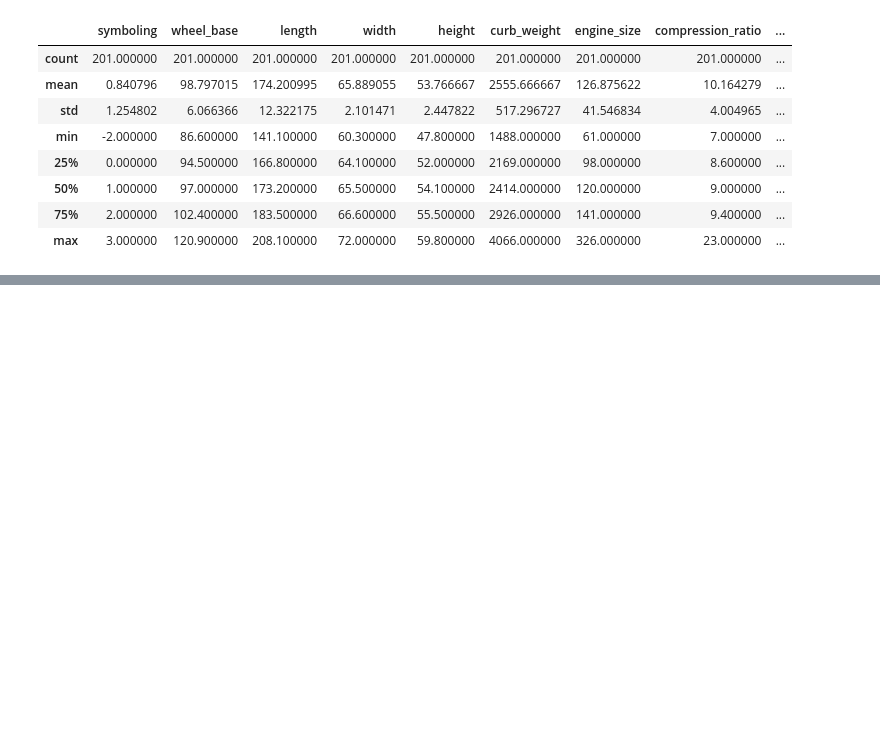
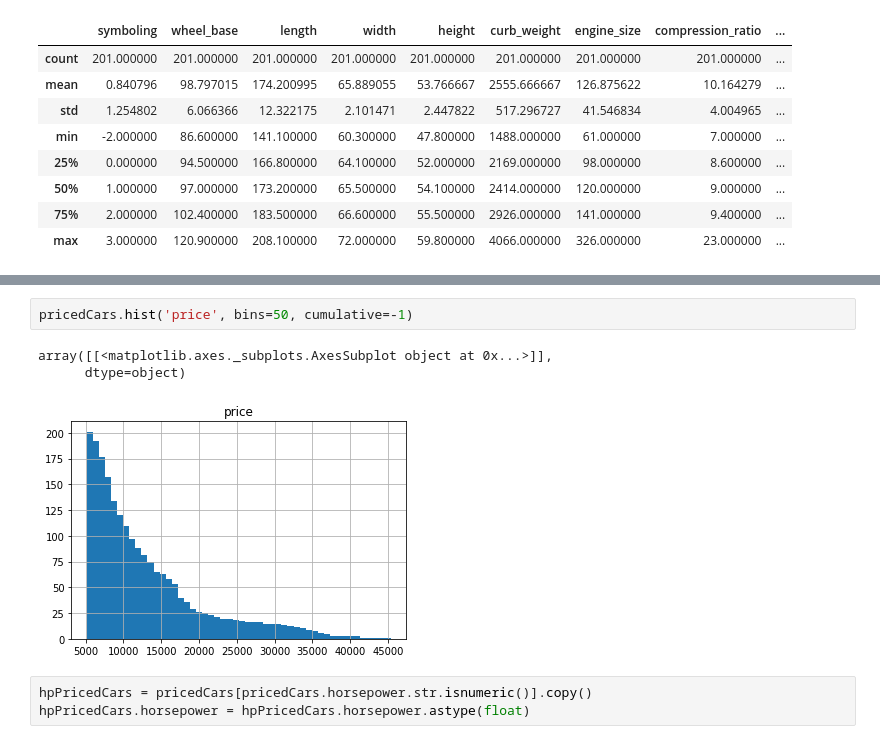
Before and after one commit to msiddalingaiah/MachineLearning, a Jupyter notebook: Notebooks/Pandas.ipynb, the cells around one changed output, grey strips where cells are left out. Cells and saved outputs as stored; diff of their text form; blank space fills up the shorter version.

```diff
--- a/Notebooks/Pandas.ipynb
+++ b/Notebooks/Pandas.ipynb
@@ -186,0 +235,9 @@ pricedCars.describe()
+# %%
+pricedCars.hist('price', bins=50, cumulative=-1)
+# %% [output]
+array([[<matplotlib.axes._subplots.AxesSubplot object at 0x...>]],
+      dtype=object)
+[figure, added]
+# %%
+hpPricedCars = pricedCars[pricedCars.horsepower.str.isnumeric()].copy()
+hpPricedCars.horsepower = hpPricedCars.horsepower.astype(float)
```
Also changed, not shown: parts of 12 cells of this notebook.
